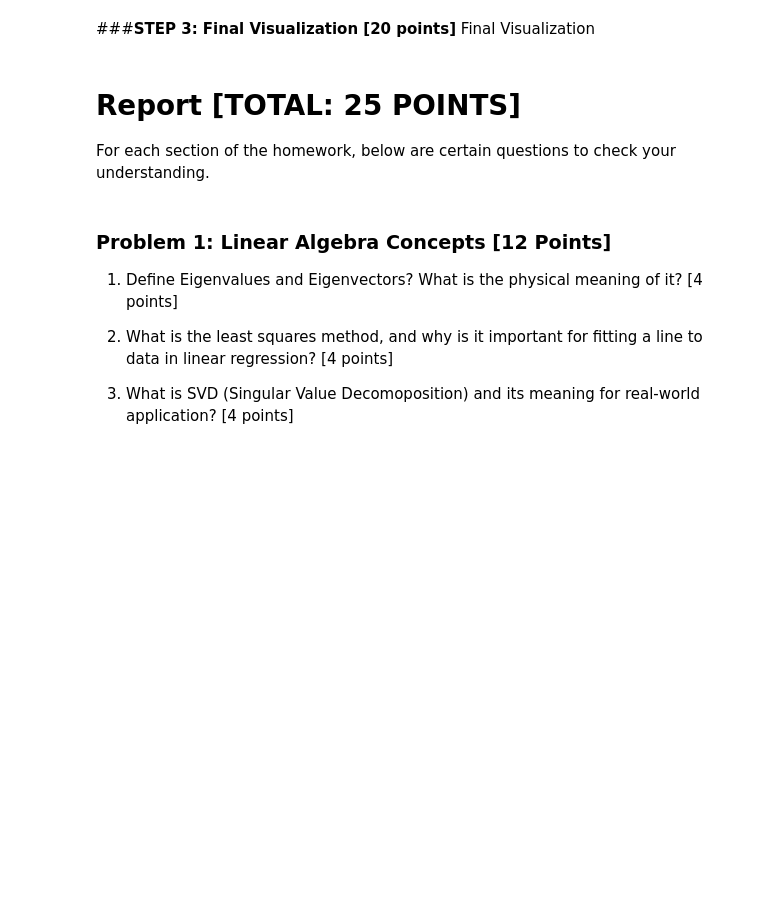
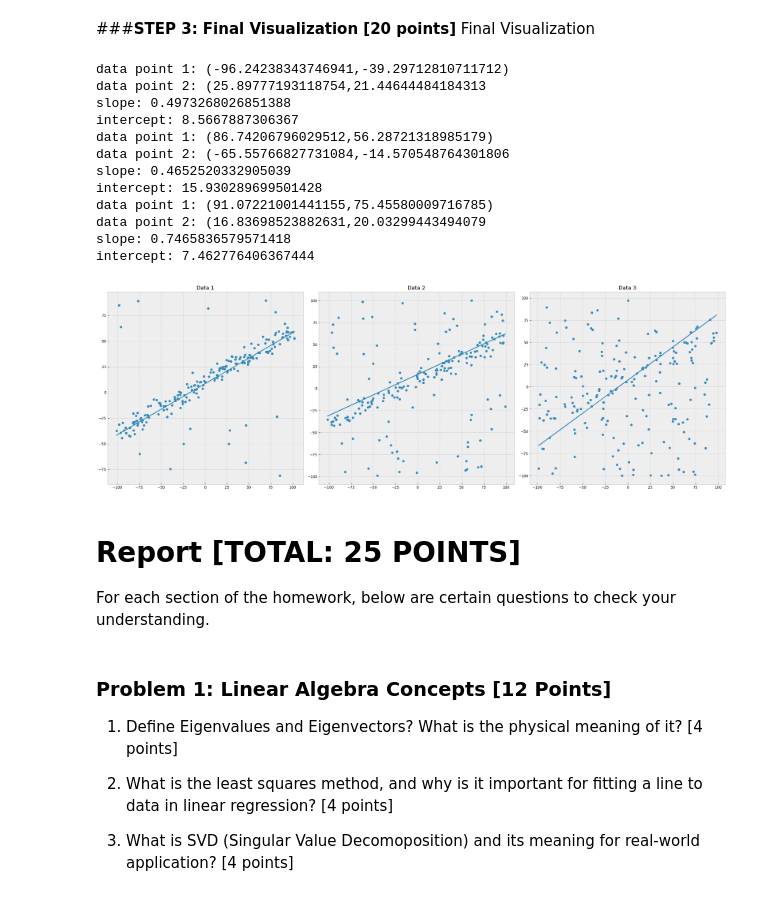
Before and after one commit to phuc-tran7/CMSC426, a Jupyter notebook: CMSC426_Homework1.ipynb, the cells around one changed output. Cells and saved outputs as stored; diff of their text form; code cells hidden in the pictures; blank space fills up the shorter version.

```diff
--- a/CMSC426_Homework1.ipynb
+++ b/CMSC426_Homework1.ipynb
@@ -166,3 +275,48 @@ titles = ['Data 1', 'Data 2', 'Data 3']
+# %%
+# Apply RANSAC to all three datasets
+datasets = [data1, data2, data3]
+titles = ['Data 1', 'Data 2', 'Data 3']
+
+#write your code here
+fig, axes = plt.subplots(1, 3, figsize=(24, 8))
+axes[0].scatter(data1[0],data1[1])
+axes[0].set_title('Data 1')
+#ransac one and then plot the y = mx+b
+ransacOne = RANSAC(data1[0],data1[1])
+axes[0].plot(data1[0],ransacOne[0]*data1[0]+ransacOne[1])
+
+
+
+axes[1].scatter(data2[0],data2[1])
+axes[1].set_title('Data 2')
+#ransac two and then plot the y = mx+b
+ransacTwo = RANSAC(data2[0],data2[1])
+axes[1].plot(data2[0],ransacTwo[0]*data2[0]+ransacTwo[1])
+
+
+
+axes[2].scatter(data3[0],data3[1])
+axes[2].set_title('Data 3')
+#ransac three and then plot the y = mx+b
+ransacThree = RANSAC(data3[0],data3[1])
+axes[2].plot(data3[0],ransacThree[0]*data3[0]+ransacThree[1])
+
+plt.tight_layout()
+plt.show()
+# %% [output]
+data point 1: (-96.24238343746941,-39.29712810711712)
+data point 2: (25.89777193118754,21.44644484184313
+slope: 0.4973268026851388
+intercept: 8.5667887306367
+data point 1: (86.74206796029512,56.28721318985179)
+data point 2: (-65.55766827731084,-14.570548764301806
+slope: 0.4652520332905039
+intercept: 15.930289699501428
+data point 1: (91.07221001441155,75.45580009716785)
+data point 2: (16.83698523882631,20.03299443494079
+slope: 0.7465836579571418
+intercept: 7.462776406367444
+[figure, added]
 # %% [markdown]
 # **Report [TOTAL: 25 POINTS]**
 For each section of the homework, below are certain questions to check your understanding.
```
Also changed, not shown: parts of 5 cells of this notebook.
